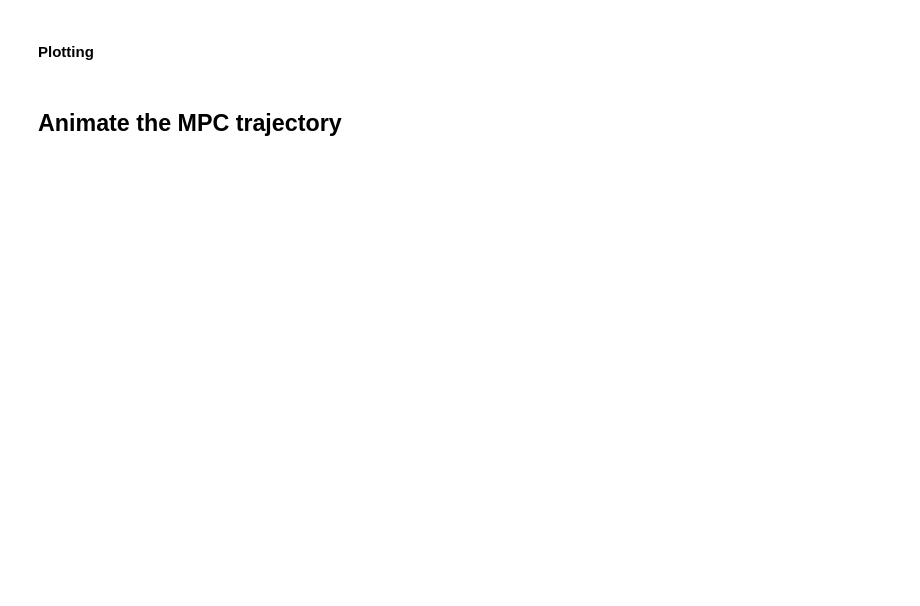
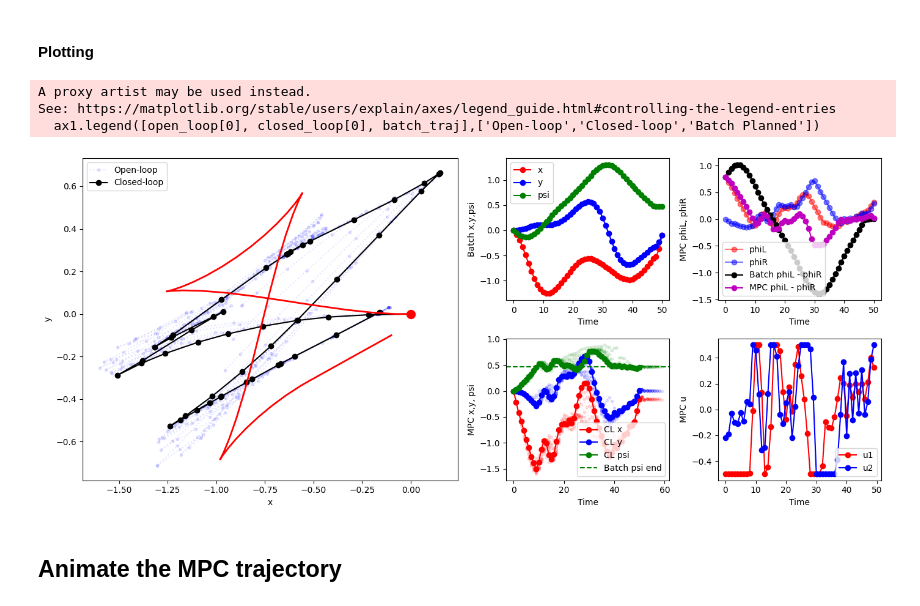
Before and after one commit to benxlam/RoverWheelAlignment, a Jupyter notebook: RoverMPC.ipynb, the cells around one changed output. Saved outputs shown, nothing was run; the diff lists cells and outputs as text; code cells hidden in the pictures; blank space fills up the shorter version.

Commit message:
Finished reference tracking, added slip model

```diff
--- a/RoverMPC.ipynb
+++ b/RoverMPC.ipynb
@@ -226,14 +210,15 @@ def solve_cftoc_batch(q0, qf, N, r_cm, L_cm, Ts):
 # %%
 q0 = [0,0, 0, np.pi, 0]
 qf=[0,0,0,0,0]
-
-N_batch = 10
-[feas, q_traj_batch, u_traj_batch, JOpt, model, results] = solve_cftoc_batch(q0, qf, N_batch, r_cm, L_cm, Ts)
+N_batch = 100
+P = np.diag([0, 0, 1, 100, 100])
+[feas, q_traj_batch, u_traj_batch, JOpt, model, results] = solve_cftoc_batch(q0, qf, N_batch, P, r_cm, L_cm, Ts, MAX_deltaU)
 
 #print out the final state
 print(q_traj_batch[:,-1])
 print(JOpt)
+print(f"Wheel angle difference (phi_L-phi_R): {q_traj_batch[3,-1]-q_traj_batch[4,-1]}")
 # print(feas)
 # print(q_traj_batch)
-model.pprint()
+# model.pprint()
 # %% [output]
@@ -675,11 +721,6 @@ for t_mpc in range(N_batch):
 # %% [markdown]
 #### Plotting
 # %%
-# Print the final state
-print(f"Final state: {q_MPC[:, -1]}")
-print(f"Final state (batch): {q_traj_batch[:, -1]}")
-
-
 # Plot the closed-loop trajectory and the open-loop trajectories
 # Also show the states in subplots
 fig = plt.figure(figsize=(14, 6))  # Adjust the size as needed
@@ -698,47 +739,63 @@ for t in range(N_batch):
     open_loop = ax1.plot(q_MPC_openloop[0, t, :], q_MPC_openloop[1, t, :], 'b:.', alpha=0.1)
 
 closed_loop = ax1.plot(q_MPC[0,:], q_MPC[1,:], 'ko-', label='Closed-loop')
-batch_traj = ax1.plot(q_traj_batch[0,:], q_traj_batch[1,:], 'r-', label='Batch')
+batch_traj = ax1.plot(q_traj_batch[0,:], q_traj_batch[1,:], 'r-', label='Batch', linewidth=2)
 
 ax1.plot(q0[0], q0[1], 'ro', markersize=10) # Show the initial position
 ax1.set_xlabel('x')
 ax1.set_ylabel('y')
 ax1.legend([open_loop[0], closed_loop[0], batch_traj],['Open-loop','Closed-loop','Batch Planned'])
 
 #Position and heading
-ax2.plot(range(N_batch+1), q_MPC[0,:], 'ro-', label='x')
-ax2.plot(range(N_batch+1), q_MPC[1,:], 'bo-', label='y')
-ax2.plot(range(N_batch+1), q_MPC[2,:], 'go-', label='psi')
+ax2.plot(range(N_batch+1), q_traj_batch[0,:N_batch+1], 'ro-', label='x')
+ax2.plot(range(N_batch+1), q_traj_batch[1,:N_batch+1], 'bo-', label='y')
+ax2.plot(range(N_batch+1), q_traj_batch[2,:N_batch+1], 'go-', label='psi')
 ax2.set_xlabel('Time')
-ax2.set_ylabel('x,y,psi')
+ax2.set_ylabel('Batch x,y,psi')
 ax2.legend()
 
 #Wheel angles
-ax3.plot(range(N_batch+1), q_MPC[3,:], 'ro-', label='phiL')
-ax3.plot(range(N_batch+1), q_MPC[4,:], 'bo-', label='phiR')
+ax3.plot(range(N_batch+1), q_MPC[3,:], 'ro-', alpha=0.5, label='phiL')
+ax3.plot(range(N_batch+1), q_MPC[4,:], 'bo-', alpha=0.5, label='phiR')
+
+#show delta phi for batch and MPC
+ax3.plot(range(N_batch+1), q_traj_batch[3,:N_batch+1]-q_traj_batch[4,:N_batch+1], 'ko-',label='Batch phiL - phiR')
+ax3.plot(range(N_batch+1), q_MPC[3,:]-q_MPC[4,:], 'mo-',label='MPC phiL - phiR')
+
 ax3.set_xlabel('Time')
-ax3.set_ylabel('phiL, phiR')
+ax3.set_ylabel('MPC phiL, phiR')
 ax3.legend()
 
-#x,y positions over time with open-loop trajectories
+#x,y,psi positions over time with open-loop trajectories
 OL_length = q_MPC_openloop.shape[2]
 for t in range(N_batch):
     ax4.plot(np.arange(OL_length)+t, q_MPC_openloop[0, t, :], 'r:.', alpha=0.1)
     ax4.plot(np.arange(OL_length)+t, q_MPC_openloop[1, t, :], 'b:.', alpha=0.1)
+    ax4.plot(np.arange(OL_length)+t, q_MPC_openloop[2, t, :], 'g:.', alpha=0.1)
+
 ax4.plot(range(N_batch+1), q_MPC[0,:], 'ro-', label='CL x')
 ax4.plot(range(N_batch+1), q_MPC[1,:], 'bo-', label='CL y')
+ax4.plot(range(N_batch+1), q_MPC[2,:], 'go-', label='CL psi')
+
+
+ax4.axhline(y=q_traj_batch[2, -1], color='g', linestyle='--', label='Batch psi end')
 ax4.set_xlabel('Time')
-ax4.set_ylabel('x,y')
+ax4.set_ylabel('MPC x,y, psi')
 ax4.legend()
 
 #Inputs
 ax5.plot(range(N_batch), u_MPC[0,:], 'ro-', label='u1')
 ax5.plot(range(N_batch), u_MPC[1,:], 'bo-', label='u2')
 ax5.set_xlabel('Time')
-ax5.set_ylabel('u')
+ax5.set_ylabel('MPC u')
 ax5.legend()
 
 plt.tight_layout()
+# %% [output]
+A proxy artist may be used instead.
+See: https://matplotlib.org/stable/users/explain/axes/legend_guide.html#controlling-the-legend-entries
+  ax1.legend([open_loop[0], closed_loop[0], batch_traj],['Open-loop','Closed-loop','Batch Planned'])
+[figure, added]
 # %% [markdown]
 ## Animate the MPC trajectory
 # %%
```
Also changed, not shown: parts of 10 cells of this notebook, 2 other files.
